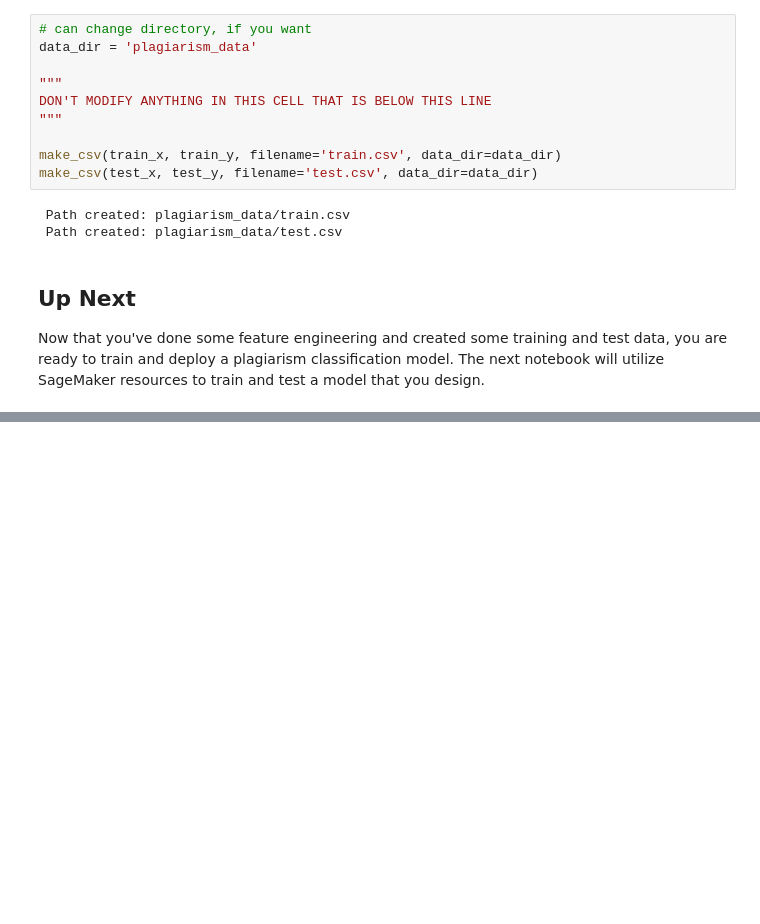
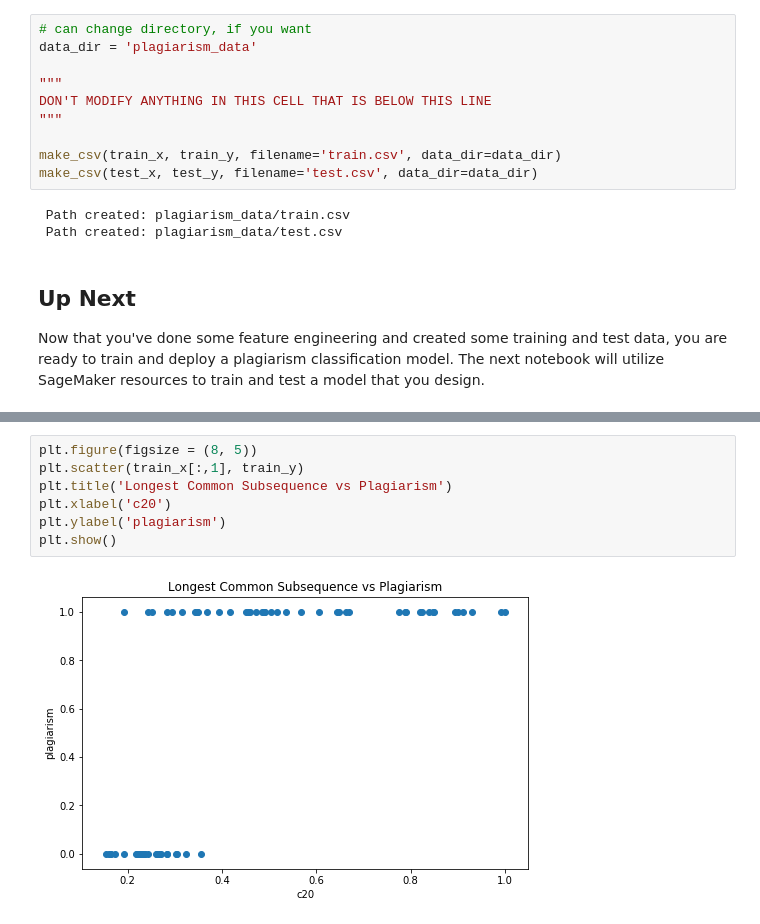
Before and after one commit to tonyjward/plagiarism_detection, a Jupyter notebook: Solutions/2_Plagiarism_Feature_Engineering.ipynb, the cells around one changed output, grey strips where cells are left out. Saved outputs shown, nothing was run; the diff lists cells and outputs as text; blank space fills up the shorter version.

```diff
--- a/Solutions/2_Plagiarism_Feature_Engineering.ipynb
+++ b/Solutions/2_Plagiarism_Feature_Engineering.ipynb
@@ -1081,0 +1085,9 @@ Now that you've done some feature engineering and created some training and test
+# %%
+plt.figure(figsize = (8, 5))
+plt.scatter(train_x[:,1], train_y)
+plt.title('Longest Common Subsequence vs Plagiarism')
+plt.xlabel('c20')
+plt.ylabel('plagiarism')
+plt.show()
+# %% [output]
+[figure, added]
```
Also changed, not shown: parts of 6 cells of this notebook.
